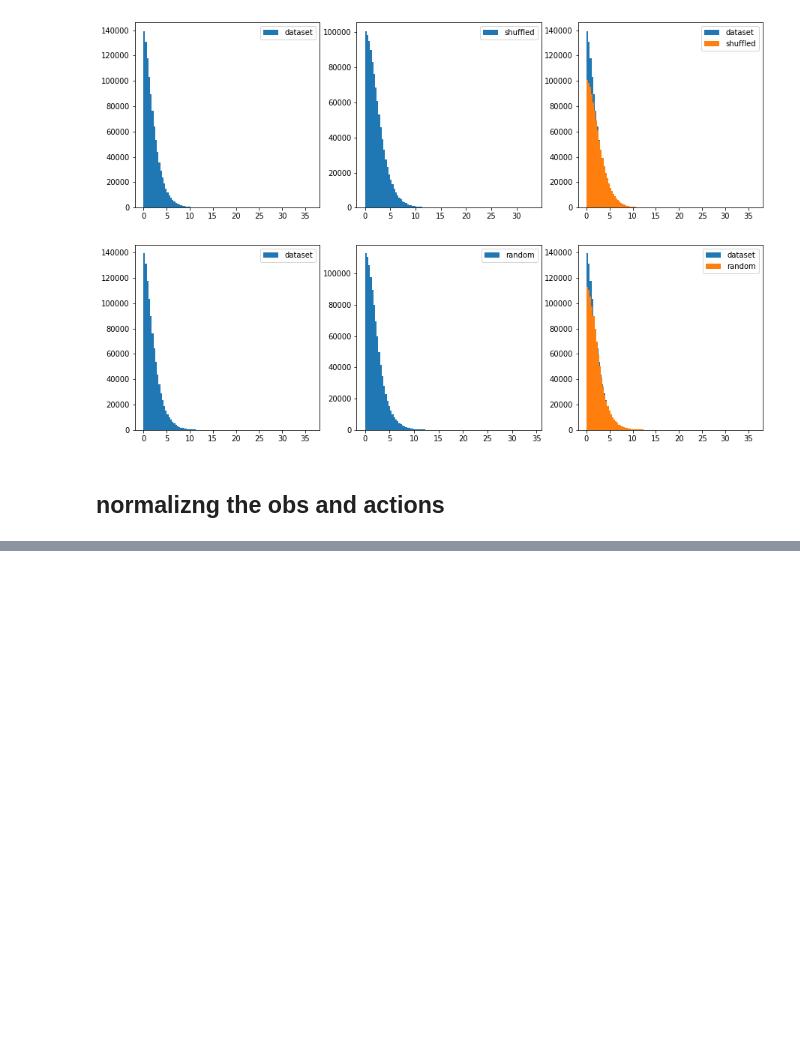
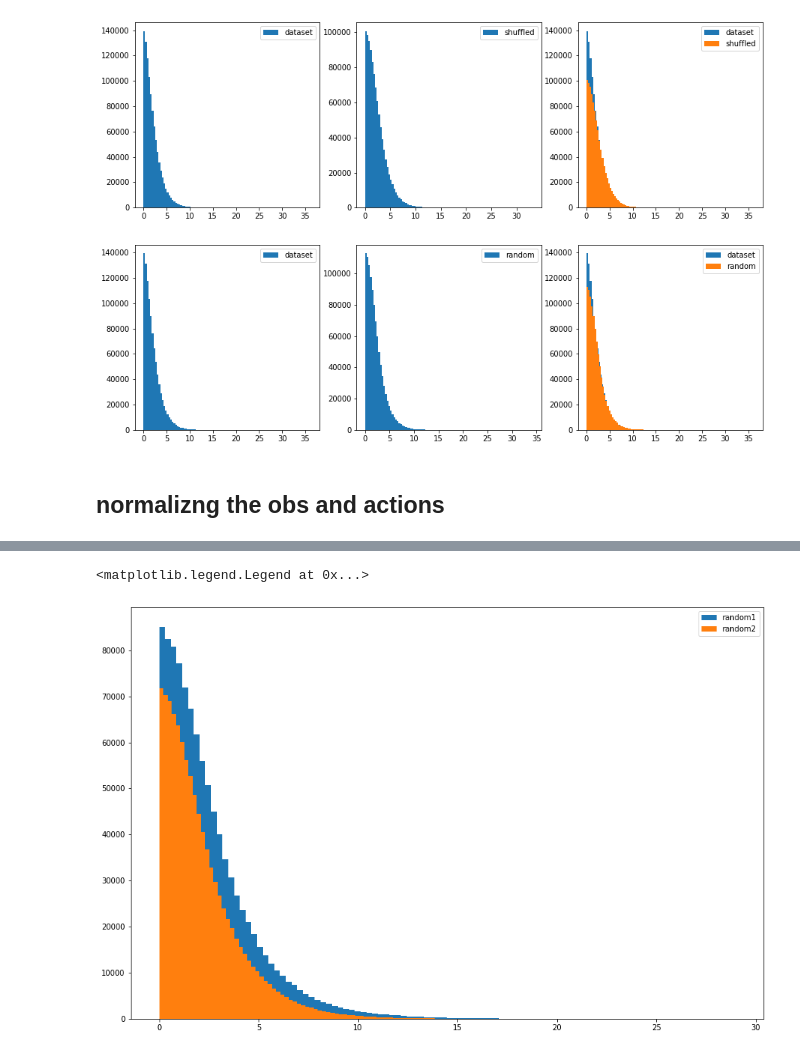
Before and after one commit to shidilrzf/continuous_rnd, a Jupyter notebook: sac/examples/notebooks/bonus.ipynb, the cells around one changed output, grey strips where cells are left out. Saved outputs shown, nothing was run; the diff lists cells and outputs as text; code cells hidden in the pictures; blank space fills up the shorter version.

```diff
--- a/sac/examples/notebooks/bonus.ipynb
+++ b/sac/examples/notebooks/bonus.ipynb
@@ -421,0 +471,7 @@ plt.legend(loc='upper right')
+# %%
+plt.hist(beta * bonus_random_1, bins = num_bins, label='random1')
+plt.hist(beta * bonus_random_2, bins = num_bins, label='random2')
+plt.legend(loc='upper right')
+# %% [output]
+<matplotlib.legend.Legend at 0x...>
+[figure, added]
```
Also changed, not shown: parts of 13 cells of this notebook.
